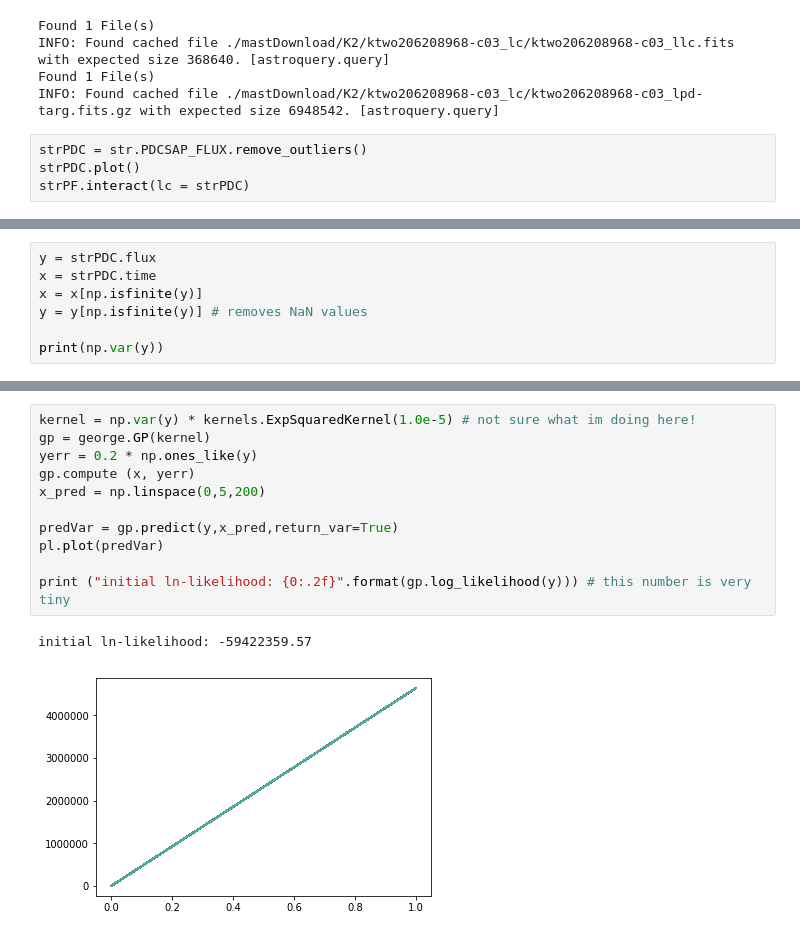
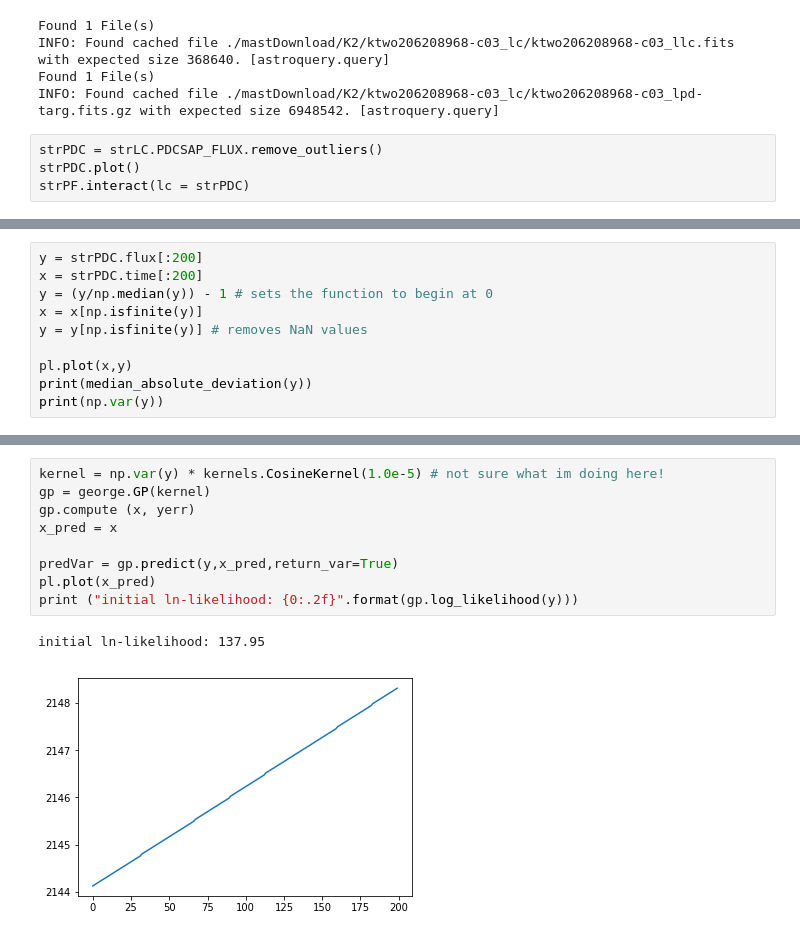
Before and after one commit to dennisafa/k2Flares, a Jupyter notebook: id206208968K2.ipynb, the cells around one changed output, grey strips where cells are left out. Saved outputs shown, nothing was run; the diff lists cells and outputs as text.

```diff
--- a/id206208968K2.ipynb
+++ b/id206208968K2.ipynb
@@ -14,7 +15,7 @@ INFO: Found cached file ./mastDownload/K2/ktwo206208968-c03_lc/ktwo206208968-c03
 Found 1 File(s)
 INFO: Found cached file ./mastDownload/K2/ktwo206208968-c03_lc/ktwo206208968-c03_lpd-targ.fits.gz with expected size 6948542. [astroquery.query]
 # %%
-strPDC = str.PDCSAP_FLUX.remove_outliers()
+strPDC = strLC.PDCSAP_FLUX.remove_outliers()
 strPDC.plot()
 strPF.interact(lc = strPDC)
 # %% [output]
@@ -27,10 +28,13 @@ Loading BokehJS ...
 HBox(children=(Play(value=99599, description='Press play', interval=10, max=102984, min=99599, show_repeat=Fal…
 [interactive output not drawn]
 # %%
-y = strPDC.flux
-x = strPDC.time
+y = strPDC.flux[:200]
+x = strPDC.time[:200]
+y = (y/np.median(y)) - 1 # sets the function to begin at 0
 x = x[np.isfinite(y)]
 y = y[np.isfinite(y)] # removes NaN values
 
+pl.plot(x,y)
+print(median_absolute_deviation(y))
 print(np.var(y))
 # %% [output]
@@ -38,17 +44,15 @@ print(np.var(y))
 # %%
-kernel = np.var(y) * kernels.ExpSquaredKernel(1.0e-5) # not sure what im doing here!
+kernel = np.var(y) * kernels.CosineKernel(1.0e-5) # not sure what im doing here!
 gp = george.GP(kernel)
-yerr = 0.2 * np.ones_like(y)
 gp.compute (x, yerr)
-x_pred = np.linspace(0,5,200)
+x_pred = x
 
 predVar = gp.predict(y,x_pred,return_var=True)
-pl.plot(predVar)
-
-print ("initial ln-likelihood: {0:.2f}".format(gp.log_likelihood(y))) # this number is very tiny
+pl.plot(x_pred)
+print ("initial ln-likelihood: {0:.2f}".format(gp.log_likelihood(y)))
 # %% [output]
-initial ln-likelihood: -59422359.57
+initial ln-likelihood: 137.95
-[figure, old version]
+[figure, new version]
 # %%
 from scipy.optimize import minimize
 
```
Also changed, not shown: parts of 5 cells of this notebook.
